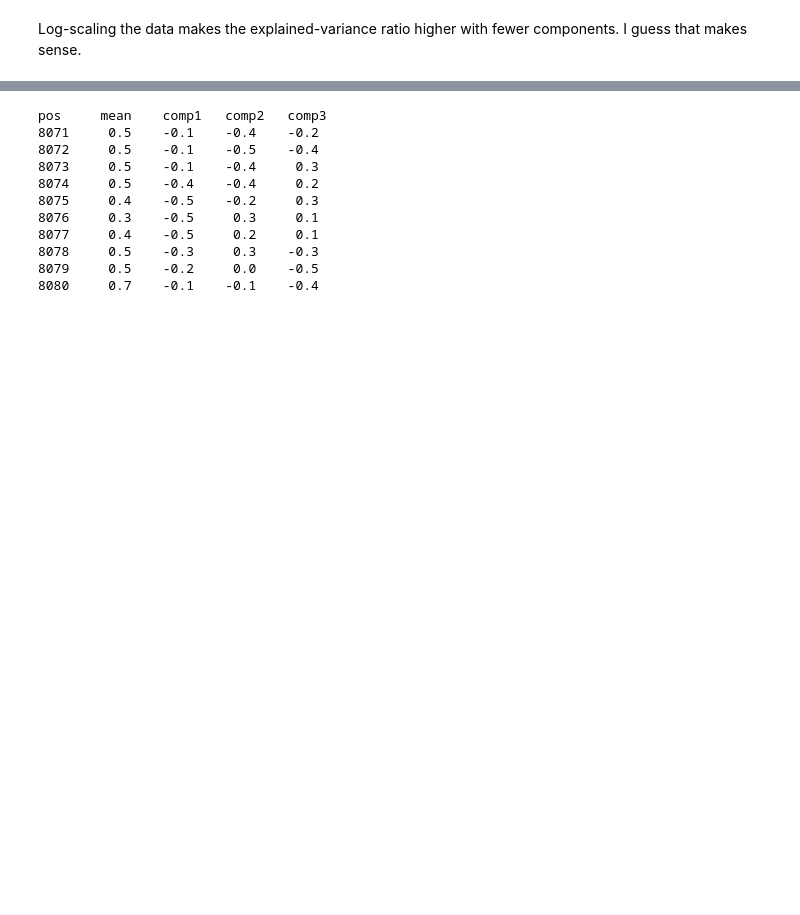
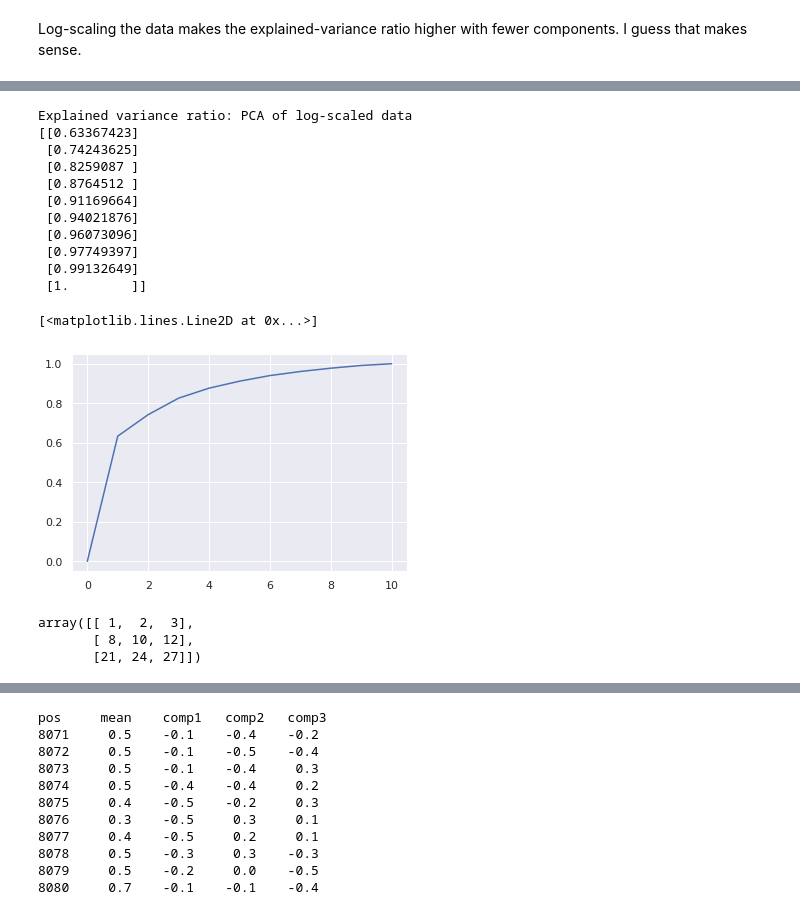
Before and after one commit to Chris-Kimmel/ML_8078, a Jupyter notebook: ML_models.ipynb, the cells around one changed output, grey strips where cells are left out. Cells and saved outputs as stored; diff of their text form; code cells hidden in the pictures; blank space fills up the shorter version.

```diff
--- a/ML_models.ipynb
+++ b/ML_models.ipynb
@@ -211,0 +228,31 @@ array([0.23543922, 0.3480352 , 0.4554045 , 0.55365289, 0.64518722,
+# %%
+print('Explained variance ratio: PCA of log-scaled p-value tuples')
+
+pca_model_log_scaled = sklearn.decomposition.PCA()
+pca_fitted_log_scaled = pca_model_log_scaled.fit(np.log10(x).dropna())
+
+evr_log_scaled = pca_fitted_log_scaled.explained_variance_ratio_.cumsum()
+print(evr_log_scaled.reshape(-1,1))
+plt.plot(np.arange(0, len(evr_log_scaled) + 1), np.concatenate([[0], evr_log_scaled]))
+# %% [output]
+Explained variance ratio: PCA of log-scaled data
+[[0.63367423]
+ [0.74243625]
+ [0.8259087 ]
+ [0.8764512 ]
+ [0.91169664]
+ [0.94021876]
+ [0.96073096]
+ [0.97749397]
+ [0.99132649]
+ [1.        ]]
+[<matplotlib.lines.Line2D at 0x...>]
+[figure, added]
+# %%
+display(
+    np.array([1, 2, 3]).reshape([-1,1]) * np.array([[1, 2, 3], [4, 5, 6], [7, 8, 9]])
+)
+# %% [output]
+array([[ 1,  2,  3],
+       [ 8, 10, 12],
+       [21, 24, 27]])
```
Also changed, not shown: parts of 19 cells of this notebook.
